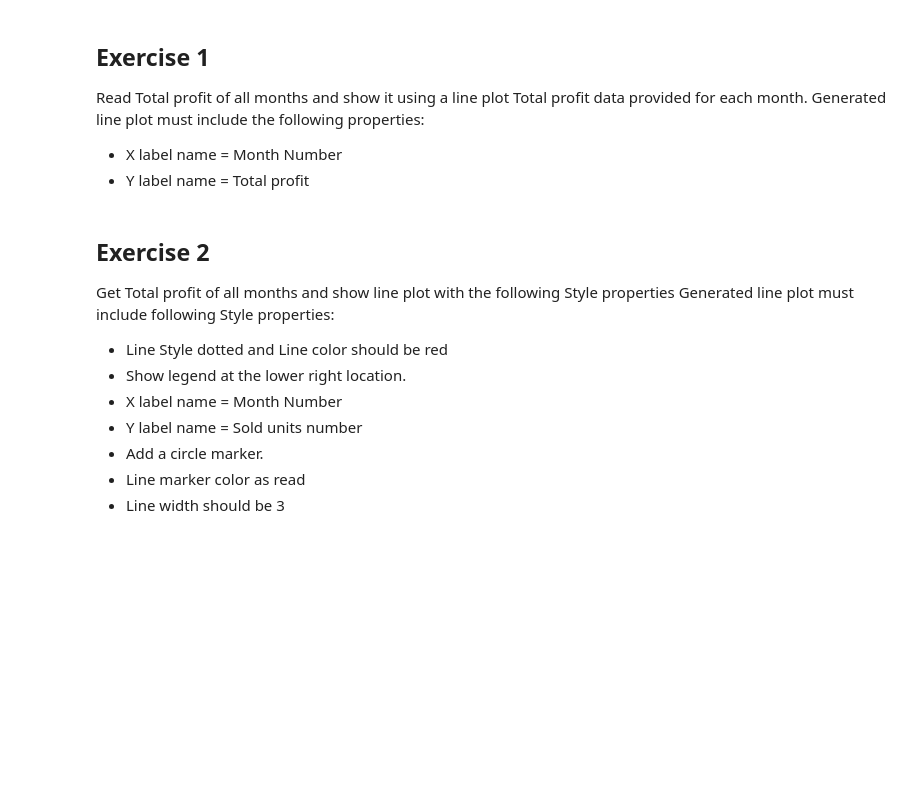
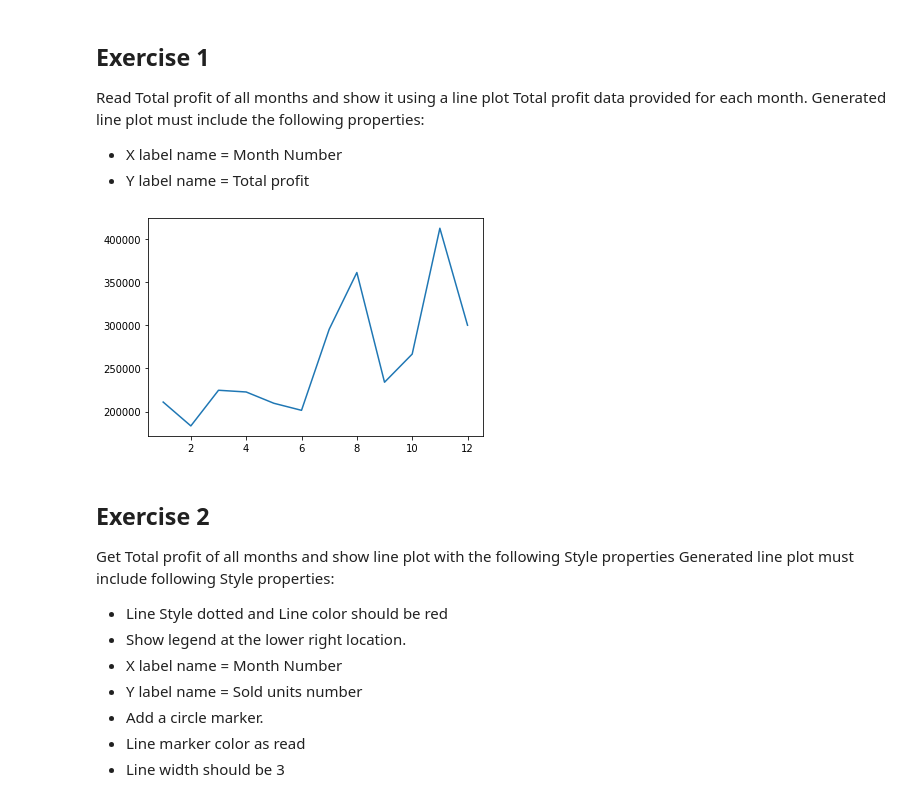
Before and after one commit to mrmarthy/DataScienceSS20, a Jupyter notebook: Exercises/1_b_MatplotLib.ipynb, the cells around one changed output. Saved outputs shown, nothing was run; the diff lists cells and outputs as text; code cells hidden in the pictures; blank space fills up the shorter version.

```diff
--- a/Exercises/1_b_MatplotLib.ipynb
+++ b/Exercises/1_b_MatplotLib.ipynb
@@ -40,6 +48,14 @@ Total profit data provided for each month. Generated line plot must include the
 
 * X label name = Month Number
 * Y label name = Total profit
+# %%
+fig = plt.figure()
+ax = plt.axes()
+
+x = data.month_number
+ax.plot(x, data.total_profit);
+# %% [output]
+[figure, added]
 # %% [markdown]
 ## Exercise 2
 Get Total profit of all months and show line plot with the following Style properties
```
Also changed, not shown: parts of 9 cells of this notebook.
